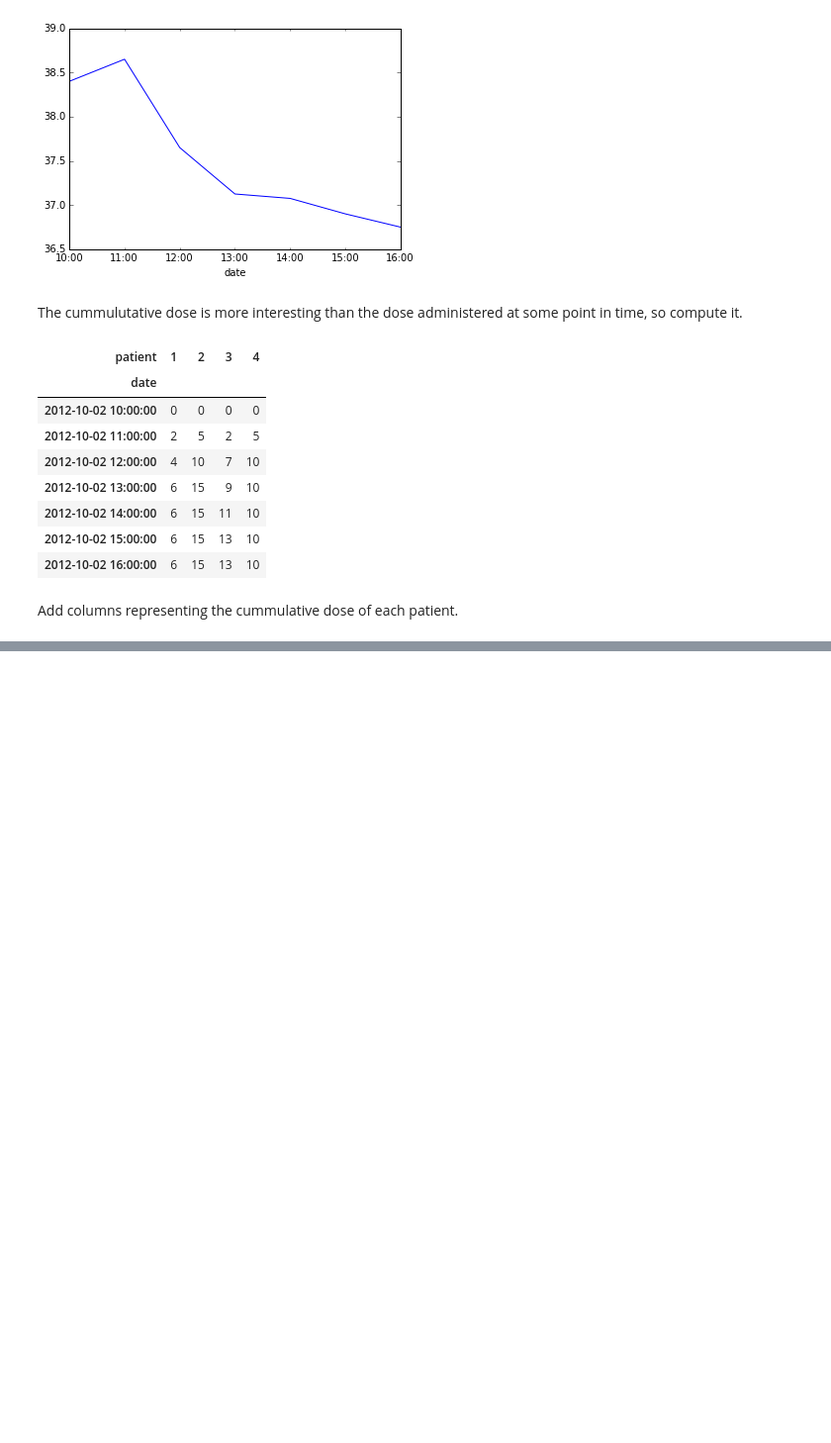
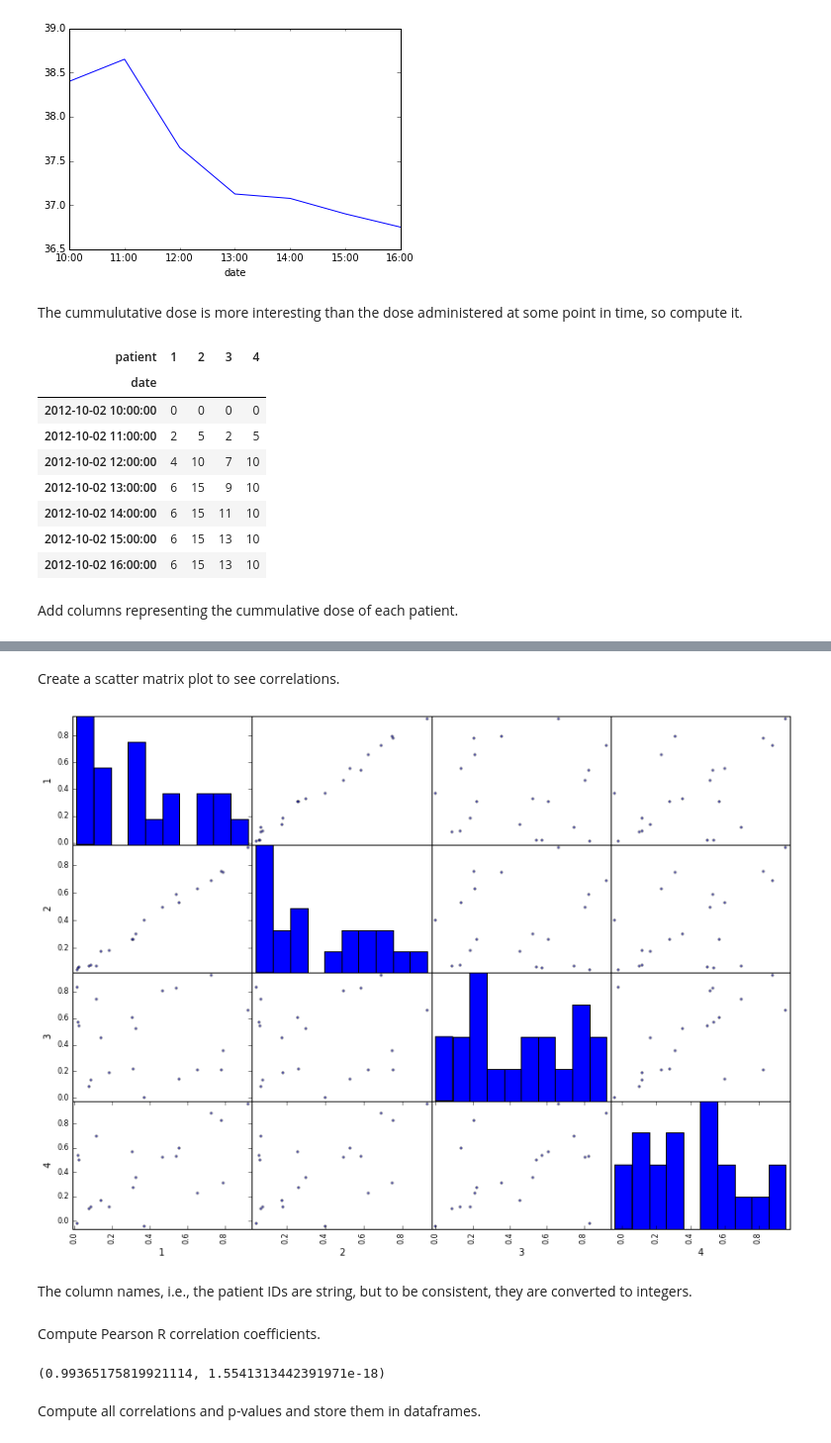
Before and after one commit to gjbex/training-material, a Jupyter notebook: Python/Pandas/patients.ipynb, the cells around one changed output, grey strips where cells are left out. Shown at 99% size. Drawn from its saved outputs; the diff is of its cells as text; code cells hidden in the pictures; blank space fills up the shorter version.

Commit message:
Added read from HTML, scatter matrix and Pearson correlation example

```diff
--- a/Python/Pandas/patients.ipynb
+++ b/Python/Pandas/patients.ipynb
@@ -144,0 +148,4 @@ timeseries
+# %%
+genes_data = pd.read_html('data/genes.html', index_col=0, header=0)
+genes = genes_data[0]
+genes
@@ -144,0 +170,8 @@ timeseries
+# %% [markdown]
+Create a scatter matrix plot to see correlations.
+# %%
+pd.tools.plotting.scatter_matrix(genes, figsize=(14, 10));
+# %% [output]
+[figure, added]
+# %% [markdown]
+The column names, i.e., the patient IDs are string, but to be consistent, they are converted to integers.
@@ -144,0 +180,8 @@ timeseries
+# %% [markdown]
+Compute Pearson R correlation coefficients.
+# %%
+stats.pearsonr(genes[1], genes[2])
+# %% [output]
+(0.99365175819921114, 1.5541313442391971e-18)
+# %% [markdown]
+Compute all correlations and p-values and store them in dataframes.
```
Also changed, not shown: parts of 8 cells of this notebook.
